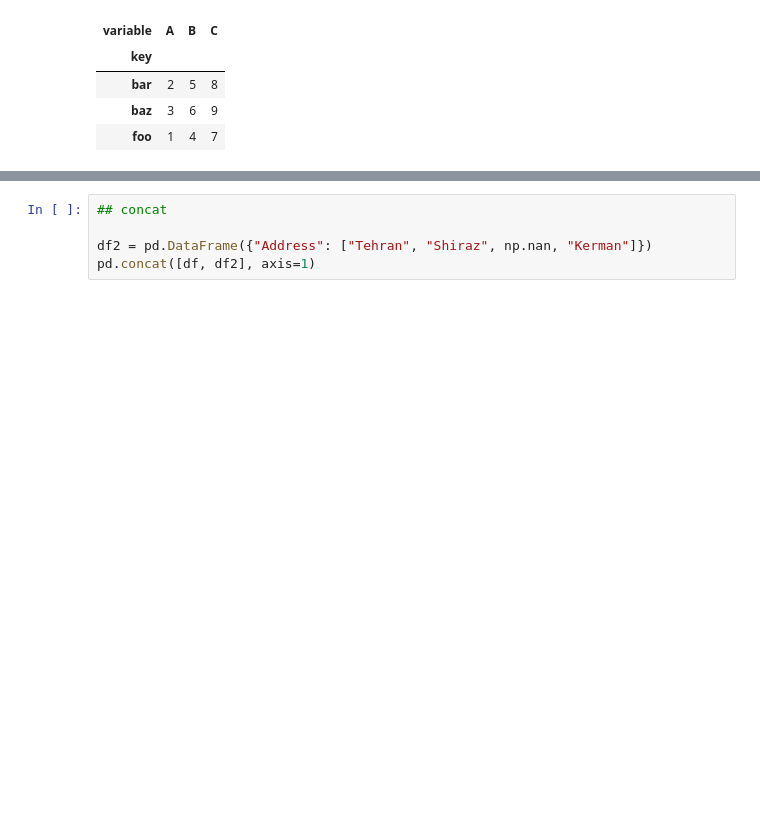
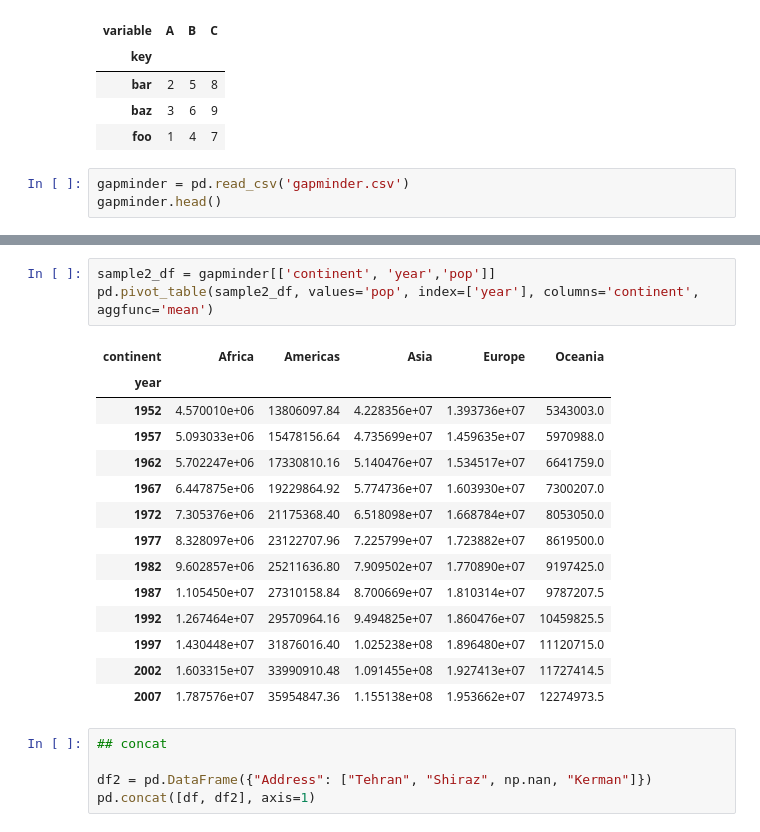
Before and after one commit to MapsaBootCamp/ML3, a Jupyter notebook: DA_LIBs/pandas_section.ipynb, the cells around one changed output, grey strips where cells are left out. Saved outputs shown, nothing was run; the diff lists cells and outputs as text; blank space fills up the shorter version.

```diff
--- a/DA_LIBs/pandas_section.ipynb
+++ b/DA_LIBs/pandas_section.ipynb
@@ -175,3 +171,6 @@ x
 | bar | 2 | 5 | 8 |
 | baz | 3 | 6 | 9 |
 | foo | 1 | 4 | 7 |
+# %%
+gapminder = pd.read_csv('gapminder.csv')
+gapminder.head()
@@ -178,3 +195,21 @@ x
+# %%
+sample2_df = gapminder[['continent', 'year','pop']]
+pd.pivot_table(sample2_df, values='pop', index=['year'], columns='continent', aggfunc='mean')
+# %% [output]
+| continent | Africa | Americas | Asia | Europe | Oceania |
+| year |  |  |  |  |  |
+| 1952 | 4.570010e+06 | 13806097.84 | 4.228356e+07 | 1.393736e+07 | 5343003.0 |
+| 1957 | 5.093033e+06 | 15478156.64 | 4.735699e+07 | 1.459635e+07 | 5970988.0 |
+| 1962 | 5.702247e+06 | 17330810.16 | 5.140476e+07 | 1.534517e+07 | 6641759.0 |
+| 1967 | 6.447875e+06 | 19229864.92 | 5.774736e+07 | 1.603930e+07 | 7300207.0 |
+| 1972 | 7.305376e+06 | 21175368.40 | 6.518098e+07 | 1.668784e+07 | 8053050.0 |
+| 1977 | 8.328097e+06 | 23122707.96 | 7.225799e+07 | 1.723882e+07 | 8619500.0 |
+| 1982 | 9.602857e+06 | 25211636.80 | 7.909502e+07 | 1.770890e+07 | 9197425.0 |
+| 1987 | 1.105450e+07 | 27310158.84 | 8.700669e+07 | 1.810314e+07 | 9787207.5 |
+| 1992 | 1.267464e+07 | 29570964.16 | 9.494825e+07 | 1.860476e+07 | 10459825.5 |
+| 1997 | 1.430448e+07 | 31876016.40 | 1.025238e+08 | 1.896480e+07 | 11120715.0 |
+| 2002 | 1.603315e+07 | 33990910.48 | 1.091455e+08 | 1.927413e+07 | 11727414.5 |
+| 2007 | 1.787576e+07 | 35954847.36 | 1.155138e+08 | 1.953662e+07 | 12274973.5 |
 # %%
 ## concat
 
```
Also changed, not shown: parts of 7 cells of this notebook.
